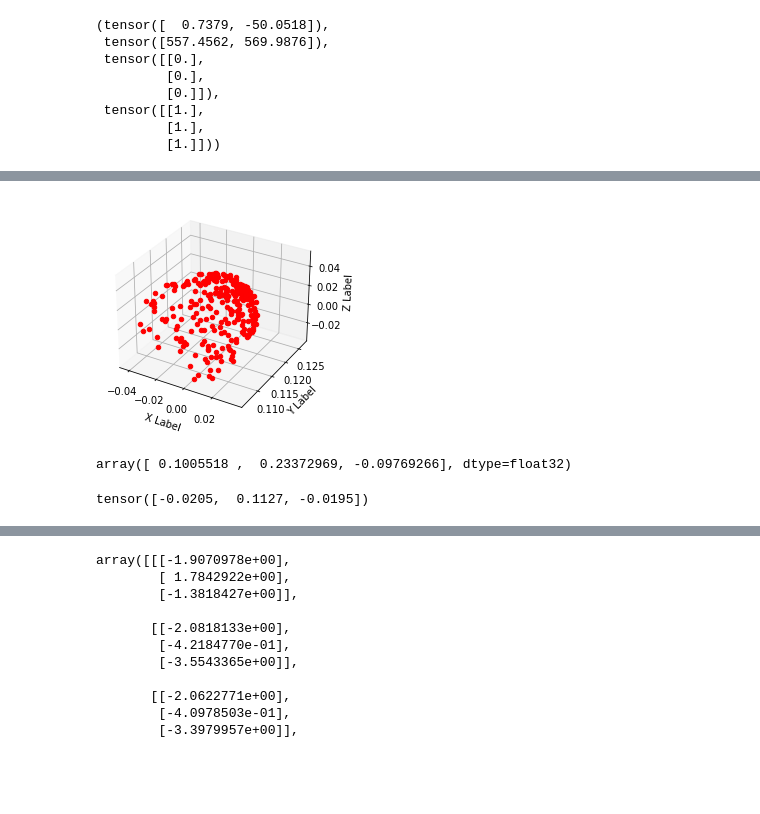
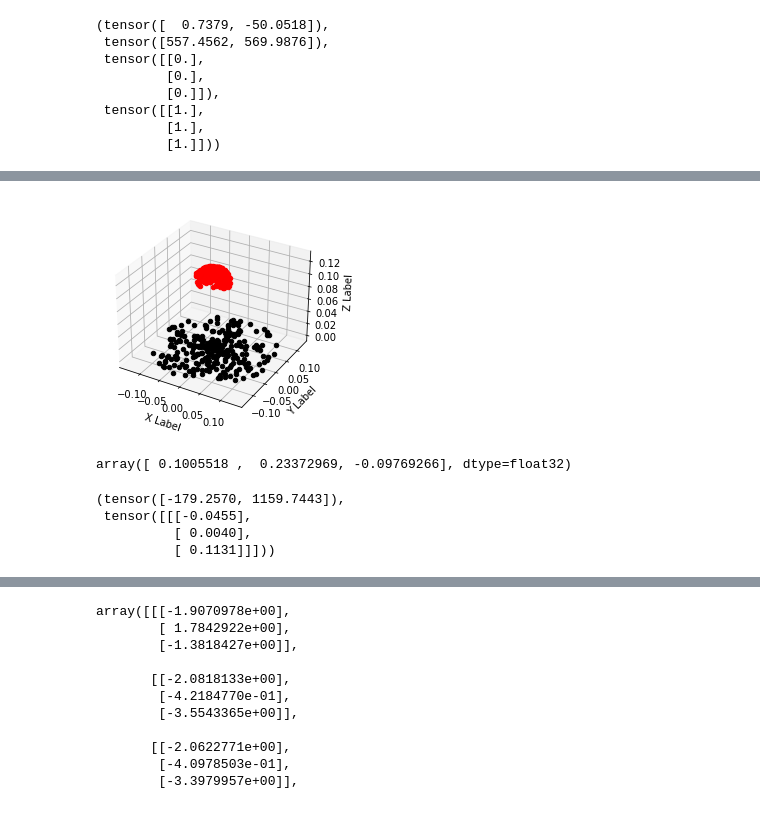
Before and after one commit to terry97-guel/KINN, a Jupyter notebook: code/control/fk_check.ipynb, the cells around one changed output, grey strips where cells are left out. Cells and saved outputs as stored; diff of their text form; code cells hidden in the pictures; blank space fills up the shorter version.

```diff
--- a/code/control/fk_check.ipynb
+++ b/code/control/fk_check.ipynb
@@ -92,3 +92,35 @@ model.motor_mean, model.motor_std, model.position_mean, model.position_std
  tensor([[1.],
          [1.],
          [1.]]))
+# %%
+from matplotlib import pyplot as plt
+def get_cmap(n, name='hsv'):
+    '''Returns a function that maps each index in 0, 1, ..., n-1 to a distinct
+    RGB color; the keyword argument name must be a standard mpl colormap name.'''
+    return plt.cm.get_cmap(name, n)
+
+
+
+fig = plt.figure()
+ax = fig.add_subplot(projection='3d')
+
+length = 3
+start_point = random.randint(0, 1000)
+cmap = get_cmap(len(train_dataset.position[start_point:start_point+length]))
+
+for i, (pos,actuation) in enumerate(
+    zip(train_dataset.position[start_point:start_point+length],
+        train_dataset.motor_control[start_point:start_point+length])):
+
+
+    pos_ = pos[0,:,0]
+    ax.scatter(pos_[0], pos_[1], pos_[2], c=cmap(i))
+
+    actuation = actuation/10_000
+    ax.scatter(actuation[0], actuation[1], 0, c=cmap(i))
+
+    ax.set_xlabel('X Label')
+    ax.set_ylabel('Y Label')
+    ax.set_zlabel('Z Label')
+
+plt.show()
@@ -95,29 +135,42 @@ model.motor_mean, model.motor_std, model.position_mean, model.position_std
 # %%
 from matplotlib import pyplot as plt
 
 fig = plt.figure()
 ax = fig.add_subplot(projection='3d')
 
 
 for pos in train_dataset.position:
     pos_ = pos[0,:,0]
     ax.scatter(pos_[0], pos_[1], pos_[2], c='r')
 
     ax.set_xlabel('X Label')
     ax.set_ylabel('Y Label')
     ax.set_zlabel('Z Label')
+
+
+
+for actuation in train_dataset.motor_control:
+    actuation = actuation/10_000
+    ax.scatter(actuation[0], actuation[1], 0, c='k')
+
+plt.show()
 # %% [output]
-[figure, old version]
+[figure, new version]
 # %%
 rest_pos = model(torch.zeros(1,2).to(torch.float))[0,-1].detach().numpy()
 # %%
 ps[0]
 # %% [output]
 array([ 0.1005518 ,  0.23372969, -0.09769266], dtype=float32)
-# %%
-target_position
-# %% [output]
-tensor([-0.0205,  0.1127, -0.0195])
+# %%
+idx = 4
+
+train_dataset.motor_control[idx], train_dataset.position[idx]
+# %% [output]
+(tensor([-179.2570, 1159.7443]),
+ tensor([[[-0.0455],
+          [ 0.0040],
+          [ 0.1131]]]))
 # %%
 from matplotlib import pyplot as plt
 
```
Also changed, not shown: parts of 6 cells of this notebook, 4 other files.
